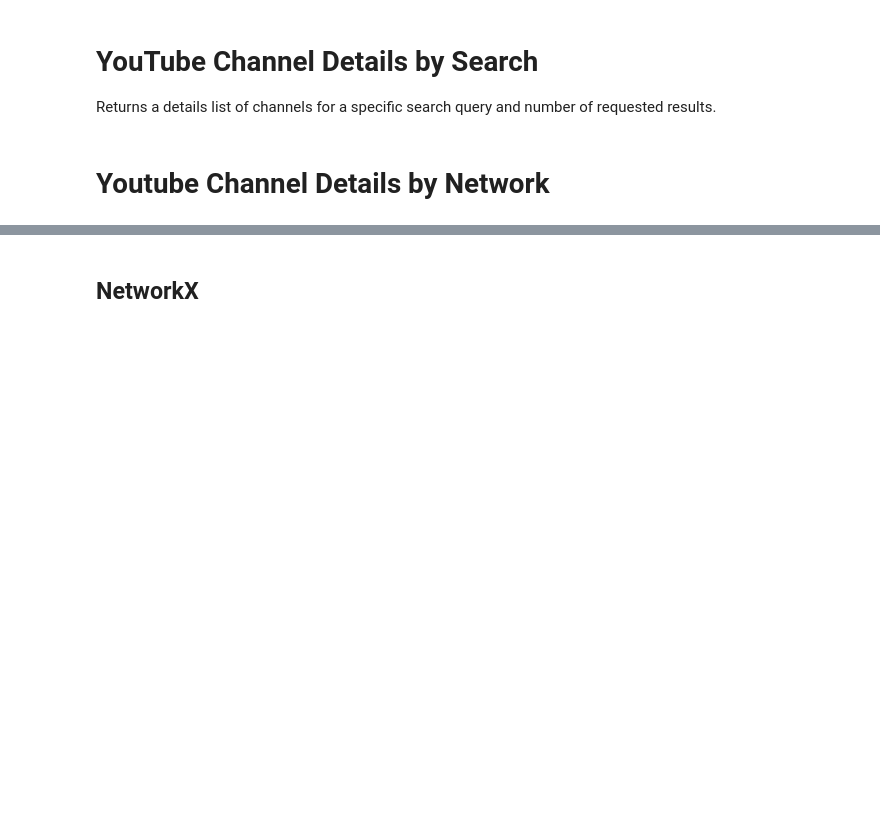
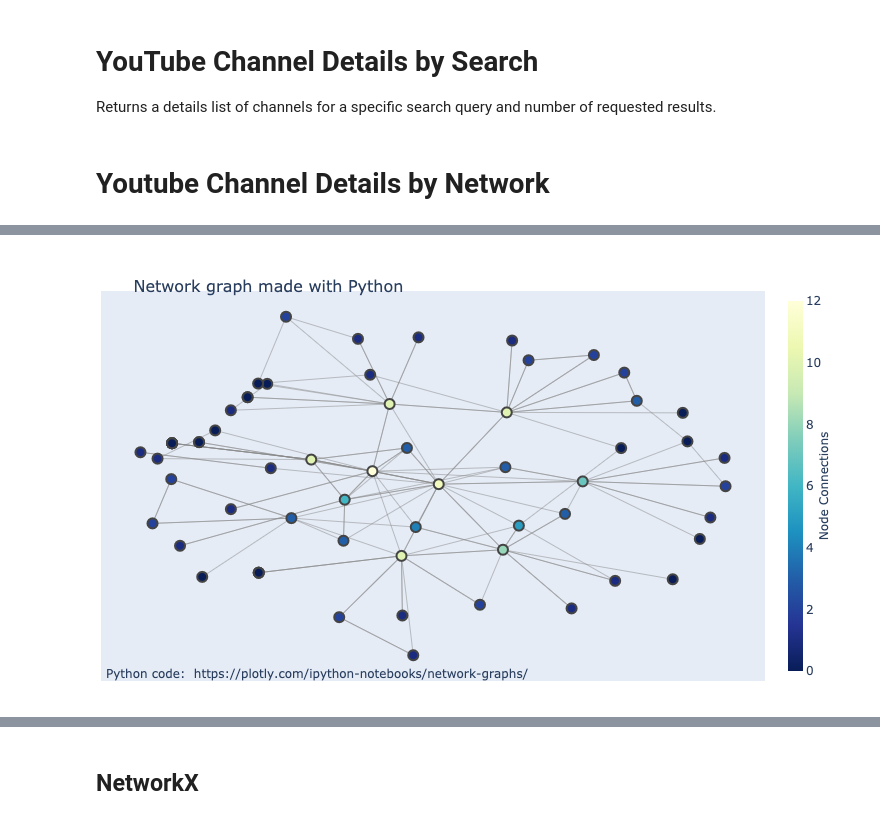
Before and after one commit to DanOvad/youtube-channel-analysis, a Jupyter notebook: youtube_data.ipynb, the cells around one changed output, grey strips where cells are left out. Drawn from its saved outputs; the diff is of its cells as text; code cells hidden in the pictures; blank space fills up the shorter version.

```diff
--- a/youtube_data.ipynb
+++ b/youtube_data.ipynb
@@ -242,0 +77,3 @@ def extract_featured_channels(channel_response):
+# %%
+for edge in G.edges():
+    print(G.nodes[edge[0]])
@@ -242,0 +197,6 @@ def extract_featured_channels(channel_response):
+# %%
+edge_trace = go.Scatter(
+    x=edge_x, y=edge_y,
+    line=dict(width=0.5, color='#888'),
+    hoverinfo='none',
+    mode='lines')
@@ -242,0 +232,31 @@ def extract_featured_channels(channel_response):
+# %%
+for node, adjacencies in enumerate(H.adjacency()):
+    print(adjacencies[0])
+# %%
+node_adjacencies = []
+node_text = []
+for node, adjacencies in enumerate(H.adjacency()):
+    node_adjacencies.append(len(adjacencies[1]))
+    node_text.append(f'{CHANNEL_NAMES[adjacencies[0]]} has # of connections: {str(len(adjacencies[1]))}')
+
+node_trace.marker.color = node_adjacencies
+node_trace.text = node_text
+# %%
+fig = go.Figure(data=[edge_trace, node_trace],
+             layout=go.Layout(
+                title='<br>Network graph made with Python',
+                titlefont_size=16,
+                showlegend=False,
+                hovermode='closest',
+                margin=dict(b=20,l=5,r=5,t=40),
+                annotations=[ dict(
+                    text="Python code: <a href='https://plotly.com/ipython-notebooks/network-graphs/'> https://plotly.com/ipython-notebooks/network-graphs/</a>",
+                    showarrow=False,
+                    xref="paper", yref="paper",
+                    x=0.005, y=-0.002 ) ],
+                xaxis=dict(showgrid=False, zeroline=False, showticklabels=False),
+                yaxis=dict(showgrid=False, zeroline=False, showticklabels=False))
+                )
+fig.show()
+# %% [output]
+[figure, added]
```
Also changed, not shown: parts of 68 cells of this notebook, 5 other files.
